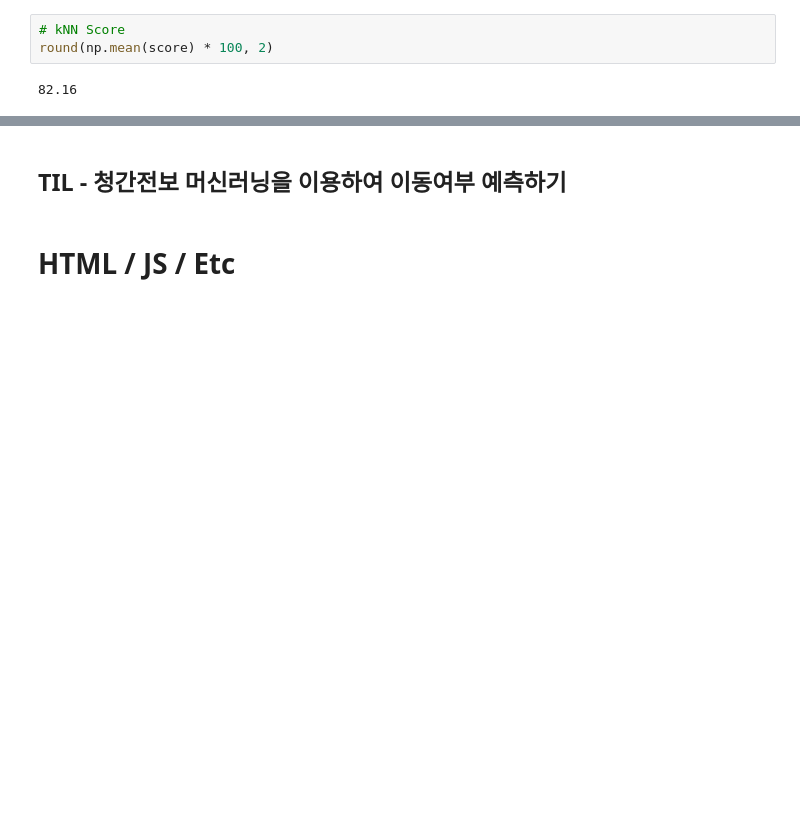
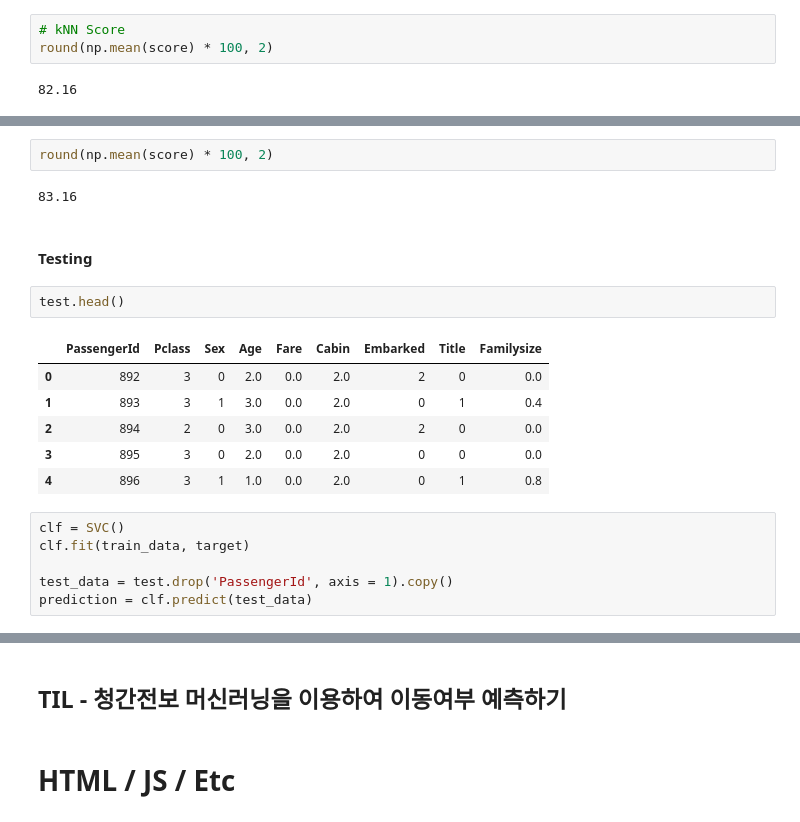
Before and after one commit to 951237/TIL, a Jupyter notebook: TIL_2020_02_ipyb.ipynb, the cells around one changed output, grey strips where cells are left out. Cells and saved outputs as stored; diff of their text form; blank space fills up the shorter version.

```diff
--- a/TIL_2020_02_ipyb.ipynb
+++ b/TIL_2020_02_ipyb.ipynb
@@ -1315,0 +1368,21 @@ round(np.mean(score) * 100, 2)
+# %%
+round(np.mean(score) * 100, 2)
+# %% [output]
+83.16
+# %% [markdown]
+#### Testing
+# %%
+test.head()
+# %% [output]
+|  | PassengerId | Pclass | Sex | Age | Fare | Cabin | Embarked | Title | Familysize |
+| 0 | 892 | 3 | 0 | 2.0 | 0.0 | 2.0 | 2 | 0 | 0.0 |
+| 1 | 893 | 3 | 1 | 3.0 | 0.0 | 2.0 | 0 | 1 | 0.4 |
+| 2 | 894 | 2 | 0 | 3.0 | 0.0 | 2.0 | 2 | 0 | 0.0 |
+| 3 | 895 | 3 | 0 | 2.0 | 0.0 | 2.0 | 0 | 0 | 0.0 |
+| 4 | 896 | 3 | 1 | 1.0 | 0.0 | 2.0 | 0 | 1 | 0.8 |
+# %%
+clf = SVC()
+clf.fit(train_data, target)
+
+test_data = test.drop('PassengerId', axis = 1).copy()
+prediction = clf.predict(test_data)
```
Also changed, not shown: parts of 16 cells of this notebook.
